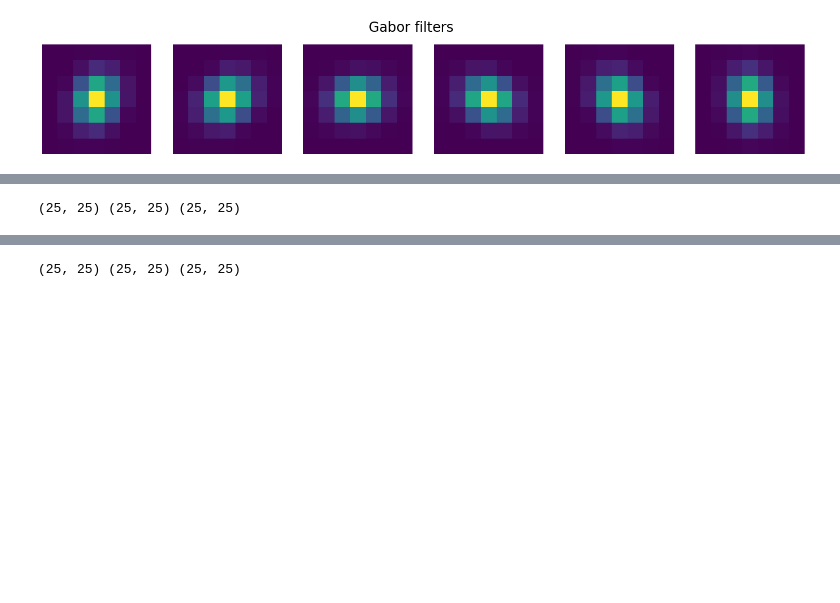
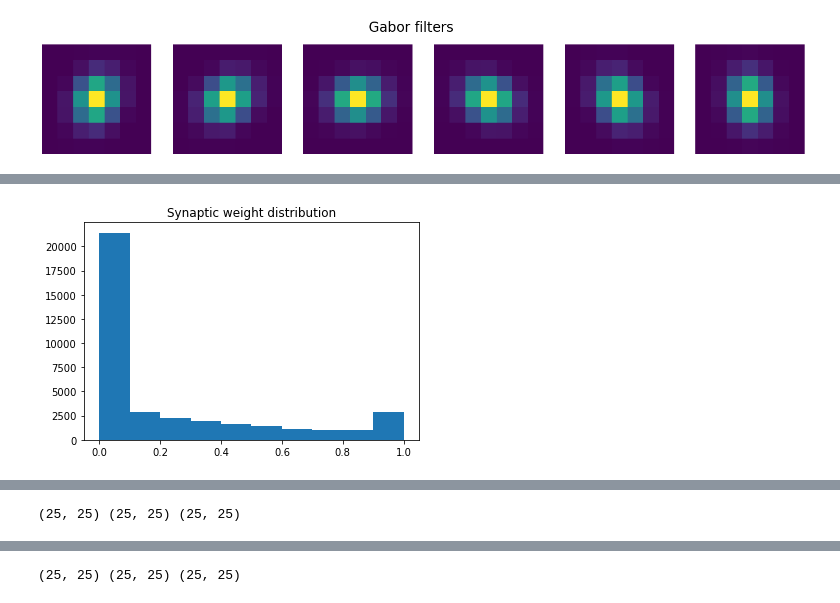
Before and after one commit to ppsp-team/EpigeneSys, a Jupyter notebook: GNW/Local.ipynb, the cells around one changed output, grey strips where cells are left out. Cells and saved outputs as stored; diff of their text form; code cells hidden in the pictures; blank space fills up the shorter version.

```diff
--- a/GNW/Local.ipynb
+++ b/GNW/Local.ipynb
@@ -315,20 +298,21 @@ Total number of neurons:  3750
 # %%
 ## S2 Layer ##
 
-freq = 8 * Hz
-amp_mod = 2 * mV #1!
+# The sinusoidal modulation in the S2 layer
+freq = 8 * Hz # frequency
+amp_mod = 2 * mV # amplitude
 
 ## Parameters
-simulation_duration =  pic_dur / 1000 * dur * second #duration in seconds
-print('Total teporal length of the full dataset: {} sec.'.format(simulation_duration))
+simulation_duration =  pic_dur / 1000 * dur * second # duration in seconds
+print('Total teporal length of the full dataset: {} sec.'.format(simulation_duration / second))
 
-# we can train on the whole dataset but 400 seconds is enough.
+# We can train on the whole dataset but 400 seconds is enough.
 batch_step = 200 * second
 step_num = 2
-print('Total training time: {} sec.'.format(batch_step*step_num))
+print('Total training time: {} sec.'.format(batch_step*step_num / second))
 
-PoissonFreq = 0.8 #0.8
-S2Inhibition = -25 * mV #15
+PoissonFreq = 0.8
+S2Inhibition = -25 * mV
 
 ## Neurons
 taum = 10 * ms
@@ -350,13 +334,15 @@ dApre *= gmax
 # Setting the stage
 network = Network()
 
-## Stimuli section
+## Input neurons
 num_neurons = 10
 
 input_n = NeuronGroup(C1num**2 * 6, 'spike : 1', threshold='spike>0', reset='spike=0')
 input_n.spike = 0
 
 input_spikes = SpikeGeneratorGroup(C1num**2 * 6, i_neur, t_neur)
+
+## Input noise
 stimulus = TimedArray(np.tile([PoissonFreq, PoissonFreq, 0., 0.], dur)*Hz, dt=spikes_dur/2*ms)
 input_Poisson = PoissonGroup(C1num**2 * 6, rates='stimulus(t)')
 
@@ -364,6 +350,7 @@ network.add(input_n)
 network.add(input_spikes)
 network.add(input_Poisson)
 
+## Merging the input noise and input spikes together
 S_sp = Synapses(input_spikes, input_n, on_pre='spike+=1')
 S_sp.connect(j='i')
 network.add(S_sp)
@@ -372,6 +359,8 @@ S_poi = Synapses(input_Poisson, input_n, on_pre='spike+=1')
 S_poi.connect(j='i')
 network.add(S_poi)
 
+
+## S2 neurons
 neurons = NeuronGroup(num_neurons, '''dv/dt = (ge * (Ee-vr) + El - v + amp_mod * cos(2 * pi * (freq * t - 14/16))) / taum : volt
                                       dge/dt = -ge / taue : 1''',
                       threshold='v>vt', reset='v = vr',
@@ -380,6 +369,7 @@ neurons.v = vr
 network.add(neurons)
 
 
+## C1-S2 synapses
 S = Synapses(input_n, neurons,
              '''w : 1
                 dApre/dt = -Apre / taupre : 1 (event-driven)
@@ -397,11 +387,14 @@ for i, j in zip(S.i, S.j):
     k += 1
 print('Synapses with STDP: ', k) #number of synapses
 
+## Initial synaptic weights: normal distribution
 smean = 0.7
-S.w = clip(np.random.normal(gmax * smean, gmax*0.1 / 5, size=k), (smean - 0.05) * gmax, (smean + 0.05) * gmax) #0.5 last (0.7!!)
+S.w = clip(np.random.normal(gmax * smean, gmax*0.1 / 5, size=k), (smean - 0.05) * gmax, (smean + 0.05) * gmax)
 
 network.add(S)
 
+
+## Lateral S2 inhibition: If one S2 neuron is active, it inhibits the others
 S_in = Synapses(neurons, neurons,
                    model='''s: volt''',
                    on_pre='v_post += s')
@@ -420,32 +413,33 @@ mon = SpikeMonitor(neurons, ['v'], record=True)
 network.add(mon)
 
 
-for time in range(step_num):
-  network.run(batch_step, report='text')
-  plt.hist(S.w / gmax)
-  plt.title("Synaptic weight distribution")
-  show()
+## Running the network
+for time in trange(step_num):
+    network.run(batch_step, report='text')
+    plt.hist(S.w / gmax)
+    plt.title("Synaptic weight distribution")
+    show()
 
-  for cnt in range(num_neurons):
-      cell = S.w[cnt::num_neurons]
-      cell = np.reshape(cell, (C1num, C1num, 6))
-      cell_complex = np.zeros((C1num, C1num), dtype=complex)
-      for theta in range(6):
-        cell_complex += cell[:, :, theta] * np.exp(1j * (theta / 6. + 1/8) * np.pi)
-      hue = np.angle(cell_complex)
-      hue = np.interp(hue, (hue.min(), hue.max()), (0, 1))
-      saturation = abs(cell_complex)
-      saturation = np.interp(saturation, (saturation.min(), saturation.max()), (0, 1))
-      value = np.ones((C1num, C1num))
-      print(hue.shape, saturation.shape, value.shape)
-      image = np.zeros((C1num, C1num, 3))
-      for cnt1 in range(C1num):
-        for cnt2 in range(C1num):
-          image[cnt1][cnt2][0] = hue[cnt1][cnt2]
-          image[cnt1][cnt2][1] = saturation[cnt1][cnt2]
-          image[cnt1][cnt2][2] = value[cnt1][cnt2]
-      image = hsv2rgb(image)
-      imshow(image, interpolation='none')
-      show()
-  print('time passed: {} sec'.format((time + 1) * 300))
+    for cnt in trange(num_neurons):
+        cell = S.w[cnt::num_neurons]
+        cell = np.reshape(cell, (C1num, C1num, 6))
+        cell_complex = np.zeros((C1num, C1num), dtype=complex)
+        for theta in range(6):
+            cell_complex += cell[:, :, theta] * np.exp(1j * (theta / 6. + 1/8) * np.pi)
+        hue = np.angle(cell_complex)
+        hue = np.interp(hue, (hue.min(), hue.max()), (0, 1))
+        saturation = abs(cell_complex)
+        saturation = np.interp(saturation, (saturation.min(), saturation.max()), (0, 1))
+        value = np.ones((C1num, C1num))
+        print(hue.shape, saturation.shape, value.shape)
+        image = np.zeros((C1num, C1num, 3))
+        for cnt1 in range(C1num):
+            for cnt2 in range(C1num):
+                image[cnt1][cnt2][0] = hue[cnt1][cnt2]
+                image[cnt1][cnt2][1] = saturation[cnt1][cnt2]
+                image[cnt1][cnt2][2] = value[cnt1][cnt2]
+        image = hsv2rgb(image)
+        imshow(image, interpolation='none')
+        show()
+    print('time passed: {} sec'.format((time + 1) * batch_step/second))
 # %% [output]
@@ -460,0 +470 @@ WARNING    "s" is an internal variable of group "synapses_7", but also exists in
+[figure, new version]
```
Also changed, not shown: parts of 8 cells of this notebook, 1 other file.
